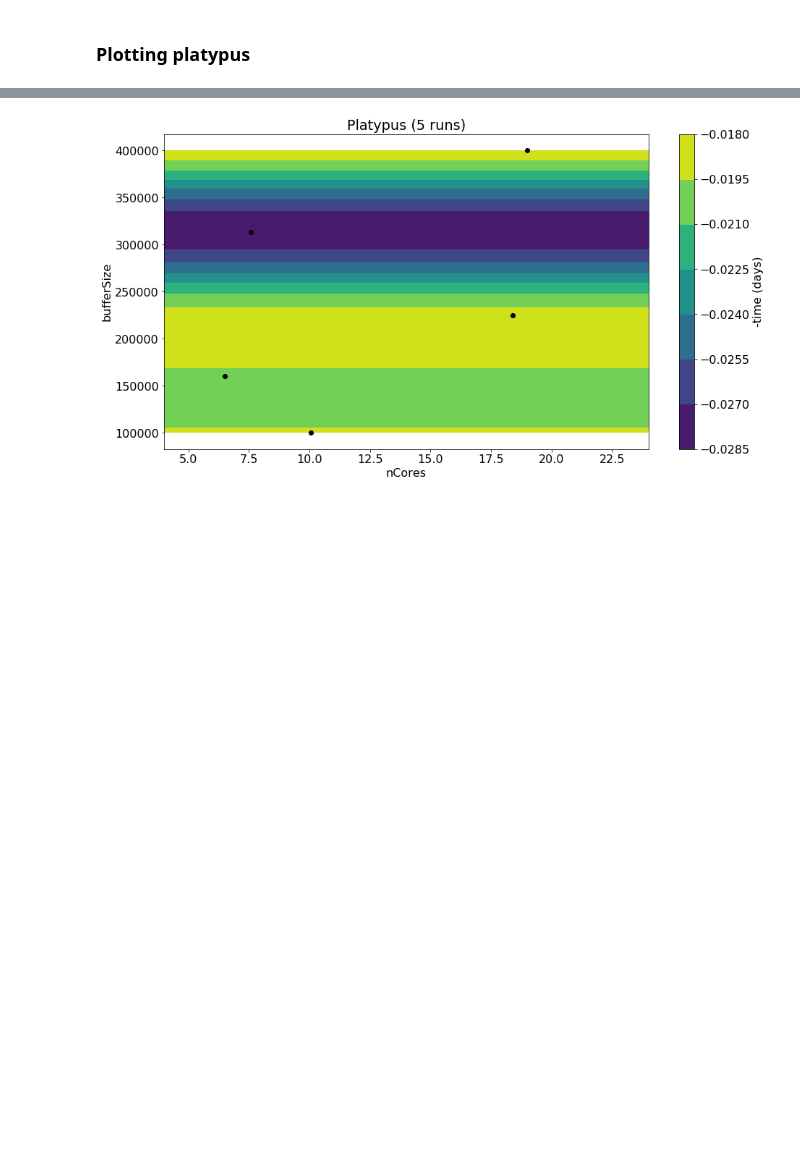
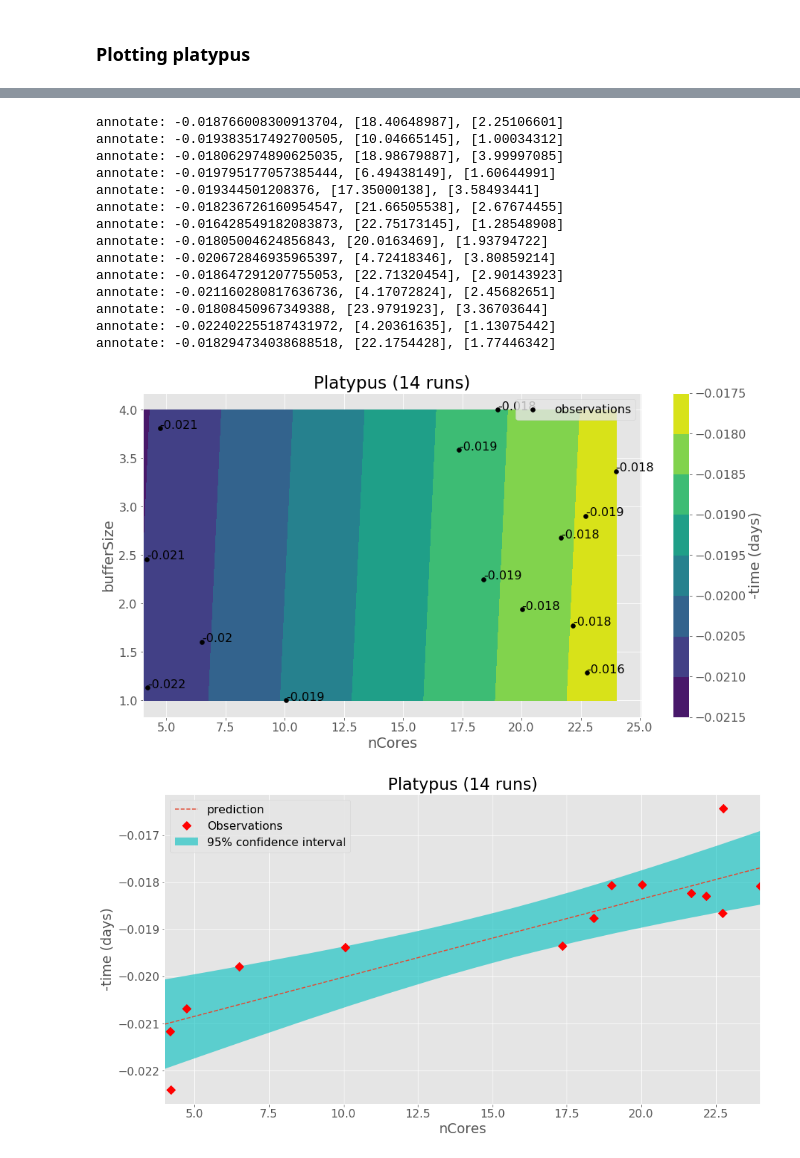
Before and after one commit to macintoshpie/testParsl, a Jupyter notebook: optTesting/GPTests.ipynb, the cells around one changed output, grey strips where cells are left out. Saved outputs shown, nothing was run; the diff lists cells and outputs as text; code cells hidden in the pictures; blank space fills up the shorter version.

```diff
--- a/optTesting/GPTests.ipynb
+++ b/optTesting/GPTests.ipynb
@@ -558,7 +571,7 @@ def fitAndPlot3d(gp, x_obs, y_obs, targ_obs, grid, shape, pov, labels, showSampl
     plt.tight_layout()
     plt.show()
 
-def fitAndPlotContour(gp, x_obs, y_obs, targ_obs, grid, shape, labels, showSamples):
+def fitAndPlotContour(gp, x_obs, y_obs, targ_obs, grid, shape, labels, showSamples, annotate):
     # fit and predict gp
     gp.fit(np.hstack((x_obs, y_obs)), targ_obs)
     mu, sigma = gp.predict(grid, return_std=True)
@@ -571,12 +584,17 @@ def fitAndPlotContour(gp, x_obs, y_obs, targ_obs, grid, shape, labels, showSampl
     plt.contourf(x_m, y_m, mu, cmap='viridis')
     plt.colorbar(label=labels['zlabel']);
     if showSamples:
-        plt.scatter(x_obs, y_obs, c='black')
+        plt.scatter(x_obs, y_obs, c='black', label='observations')
+    if annotate:
+        for i, val in enumerate(targ_obs):
+            print(f"annotate: {val}, {x_obs[i]}, {y_obs[i]}")
+            plt.annotate(s=round(val,3), xy=[x_obs[i], y_obs[i]])
     plt.rcParams.update({'font.size': 16})
 
-    plt.title(labels['title']);
+    plt.title(labels['title'])
     plt.xlabel(labels['xlabel'])
     plt.ylabel(labels['ylabel'])
+    plt.legend()
 
     # plt.tight_layout()
     plt.show()
@@ -585,10 +603,13 @@ def fitAndPlotContour(gp, x_obs, y_obs, targ_obs, grid, shape, labels, showSampl
 # %%
 # complete data sampling into arrays
 dataPoints = []
-with open('./bayes_logs_1549818579.json', 'r') as f:
+# with open('./bayes_logs_1549818579.json', 'r') as f:
+#     dataPoints = list(map(json.loads, f.readlines()))
+# add second data from second run
+with open('./bayes_logs_strelkaDebug_1550770909.json', 'r') as f:
     dataPoints = list(map(json.loads, f.readlines()))
 
-shape = 10
+shape = 30
 params = {
   'nCPUs': (2, 24),
   'totalMem': (8, 98)
@@ -628,17 +678,17 @@ fitAndPlotContour(my_gp, cpu_obs, mem_obs, targ_obs, grid_cart_prod, shape, labe
 # %%
 # complete data sampling into arrays
 dataPoints = []
-with open('./bayes_logs_platypus_1549928797.json', 'r') as f:
+with open('./bayes_logs_platypus_1551116723_cleaned.json', 'r') as f:
     dataPoints = list(map(json.loads, f.readlines()))
 
 params = {
     "nCPU": (4, 24),
-    "bufferSize": (100000, 400000)
+    "bufferSize": (1, 4) # 100000, 400000
 }
-shape = 15
+shape = 30
 
 pcpu_obs = np.array([pt['params']['nCPU'] for pt in dataPoints]).reshape(-1, 1)
-pbuff_obs = np.array([pt['params']['bufferSize'] for pt in dataPoints]).reshape(-1, 1)
+pbuff_obs = np.array([pt['params']['bufferSize'] for pt in dataPoints]).reshape(-1, 1) / 100000
 ptarg_obs = np.array([pt['target'] for pt in dataPoints])
 
 pcpu_xrange = np.linspace(params['nCPU'][0], params['nCPU'][1], shape).reshape(-1, 1)
@@ -654,13 +704,19 @@ my_gp = GaussianProcessRegressor(
     n_restarts_optimizer=25,
     random_state=bayes_opt.util.ensure_rng(None),
 )
+title = 'Platypus ({} runs)'.format(len(pcpu_obs))
 labels = {
-    'title': 'Platypus (5 runs)',
+    'title': title,
     'xlabel': 'nCores',
     'ylabel': 'bufferSize',
     'zlabel': '-time (days)'
 }
 
+platypus_df = pd.DataFrame(np.hstack([pcpu_obs, pbuff_obs, ptarg_obs.reshape(-1, 1)*-1*24*60]), columns=['ncpus', 'bufferSize', 'timeMinutes'])
+platypus_df.to_csv(title.replace(" ", "_").replace("(", "").replace(")", "")+".csv", index=False)
+
 fitAndPlot3d(my_gp, pcpu_obs, pbuff_obs, ptarg_obs, pgrid_cart_prod, shape, (40, 200), labels, True)
-fitAndPlotContour(my_gp, pcpu_obs, pbuff_obs, ptarg_obs, pgrid_cart_prod, shape, labels, True)
+fitAndPlotContour(my_gp, pcpu_obs, pbuff_obs, ptarg_obs, pgrid_cart_prod, shape, labels, True, True)
+fitAndPlot(my_gp, pcpu_obs, ptarg_obs, pcpu_xrange, {'xlabel': 'nCores', 'ylabel': '-time (days)', 'title': title})
+fitAndPlot(my_gp, pbuff_obs, ptarg_obs, pbuff_xrange, {'xlabel': 'bufferSize', 'ylabel': '-time (days)', 'title': title})
 # %% [output]
@@ -668 +724,16 @@ fitAndPlotContour(my_gp, pcpu_obs, pbuff_obs, ptarg_obs, pgrid_cart_prod, shape,
+annotate: -0.018766008300913704, [18.40648987], [2.25106601]
+annotate: -0.019383517492700505, [10.04665145], [1.00034312]
+annotate: -0.018062974890625035, [18.98679887], [3.99997085]
+annotate: -0.019795177057385444, [6.49438149], [1.60644991]
+annotate: -0.019344501208376, [17.35000138], [3.58493441]
+annotate: -0.018236726160954547, [21.66505538], [2.67674455]
+annotate: -0.016428549182083873, [22.75173145], [1.28548908]
+annotate: -0.01805004624856843, [20.0163469], [1.93794722]
+annotate: -0.020672846935965397, [4.72418346], [3.80859214]
+annotate: -0.018647291207755053, [22.71320454], [2.90143923]
+annotate: -0.021160280817636736, [4.17072824], [2.45682651]
+annotate: -0.01808450967349388, [23.9791923], [3.36703644]
+annotate: -0.022402255187431972, [4.20361635], [1.13075442]
+annotate: -0.018294734038688518, [22.1754428], [1.77446342]
-[figure, old version]
+[figure, new version]
+[figure, added]
```
Also changed, not shown: parts of 14 cells of this notebook, 35 other files.
